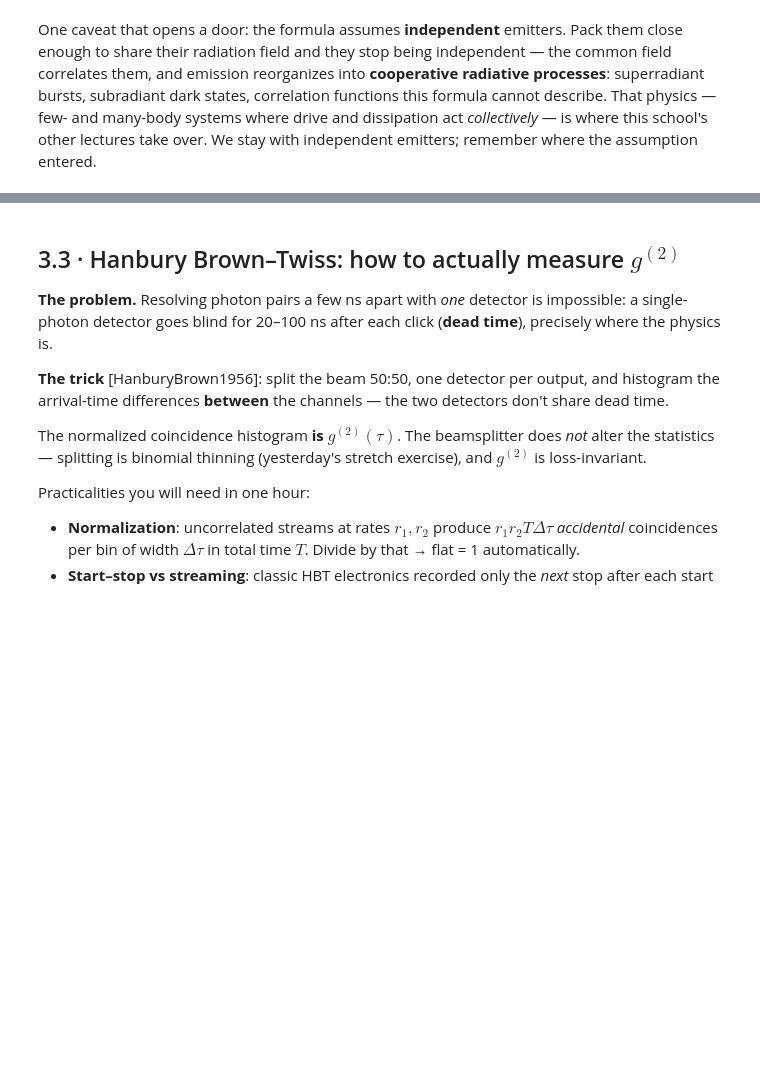
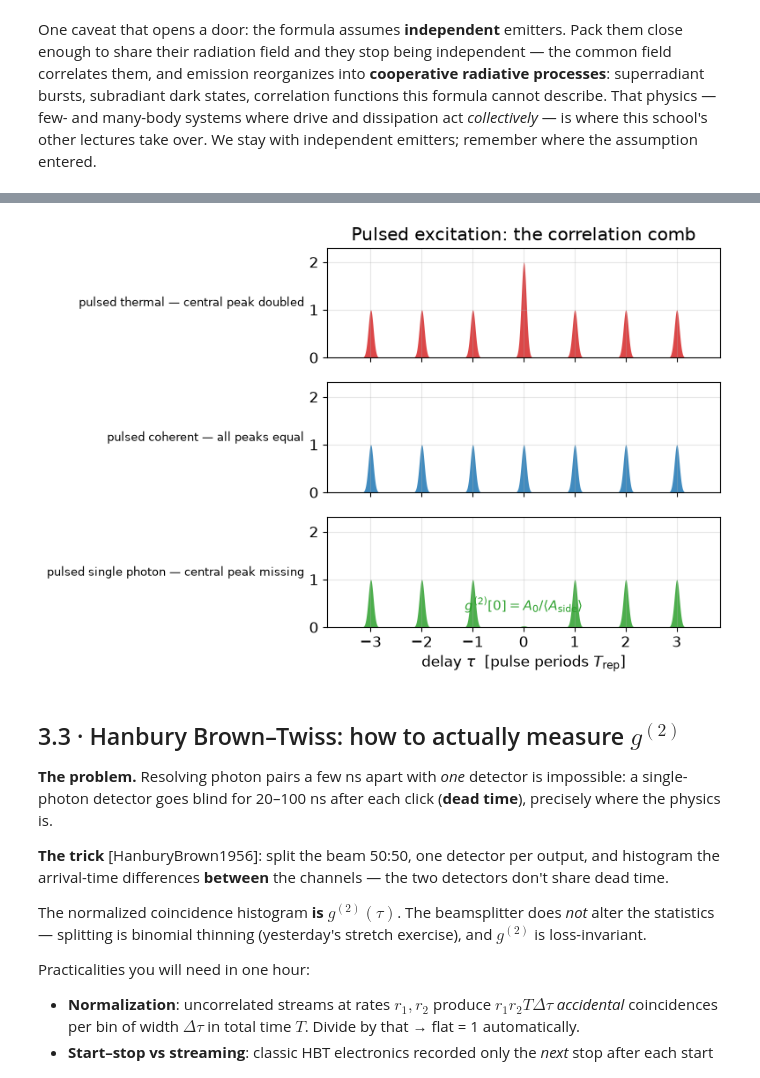
Before and after one commit to laserlab/CountingPhotons, a Jupyter notebook: lectures/03_Correlations_Generation_Detection.ipynb, the cells around one changed output, grey strips where cells are left out. Cells and saved outputs as stored; diff of their text form; code cells hidden in the pictures; blank space fills up the shorter version.

```diff
--- a/lectures/03_Correlations_Generation_Detection.ipynb
+++ b/lectures/03_Correlations_Generation_Detection.ipynb
@@ -229,3 +241,32 @@ One caveat that opens a door: the formula assumes **independent** emitters. Pack
+# %%
+# Pulsed excitation: g2 becomes a comb; the central peak tells the story.
+tau = np.linspace(-3.5, 3.5, 2000)          # delay in units of T_rep
+
+def comb(center_area):
+    """Sum of Gaussian peaks at integer delays; central peak scaled."""
+    g = np.zeros_like(tau)
+    for m in range(-3, 4):
+        area = center_area if m == 0 else 1.0
+        g += area * np.exp(-((tau - m) / 0.07) ** 2)
+    return g
+
+fig, axes = plt.subplots(3, 1, figsize=(8, 5.4), sharex=True)
+for ax, (label, c0, color) in zip(axes, [
+        ("pulsed thermal — central peak doubled", 2.0, "tab:red"),
+        ("pulsed coherent — all peaks equal", 1.0, "tab:blue"),
+        ("pulsed single photon — central peak missing", 0.03, "tab:green")]):
+    ax.fill_between(tau, comb(c0), color=color, alpha=0.85, lw=0)
+    ax.set_ylim(0, 2.3)
+    ax.set_ylabel(label, rotation=0, ha="right", va="center", fontsize=9)
+    ax.set_yticks([0, 1, 2])
+axes[2].annotate("$g^{(2)}[0] = A_0/\\langle A_{\\rm side}\\rangle$",
+                 (0, 0.35), ha="center", fontsize=11, color="tab:green")
+axes[2].set_xlabel(r"delay $\tau$  [pulse periods $T_{\rm rep}$]")
+axes[0].set_title("Pulsed excitation: the correlation comb")
+plt.tight_layout()
+plt.show()
+# %% [output]
+[figure, added]
 # %% [markdown]
 ## 3.3 · Hanbury Brown–Twiss: how to actually measure $g^{(2)}$
 
```
Also changed, not shown: parts of 1 cell of this notebook, 1 other file.
